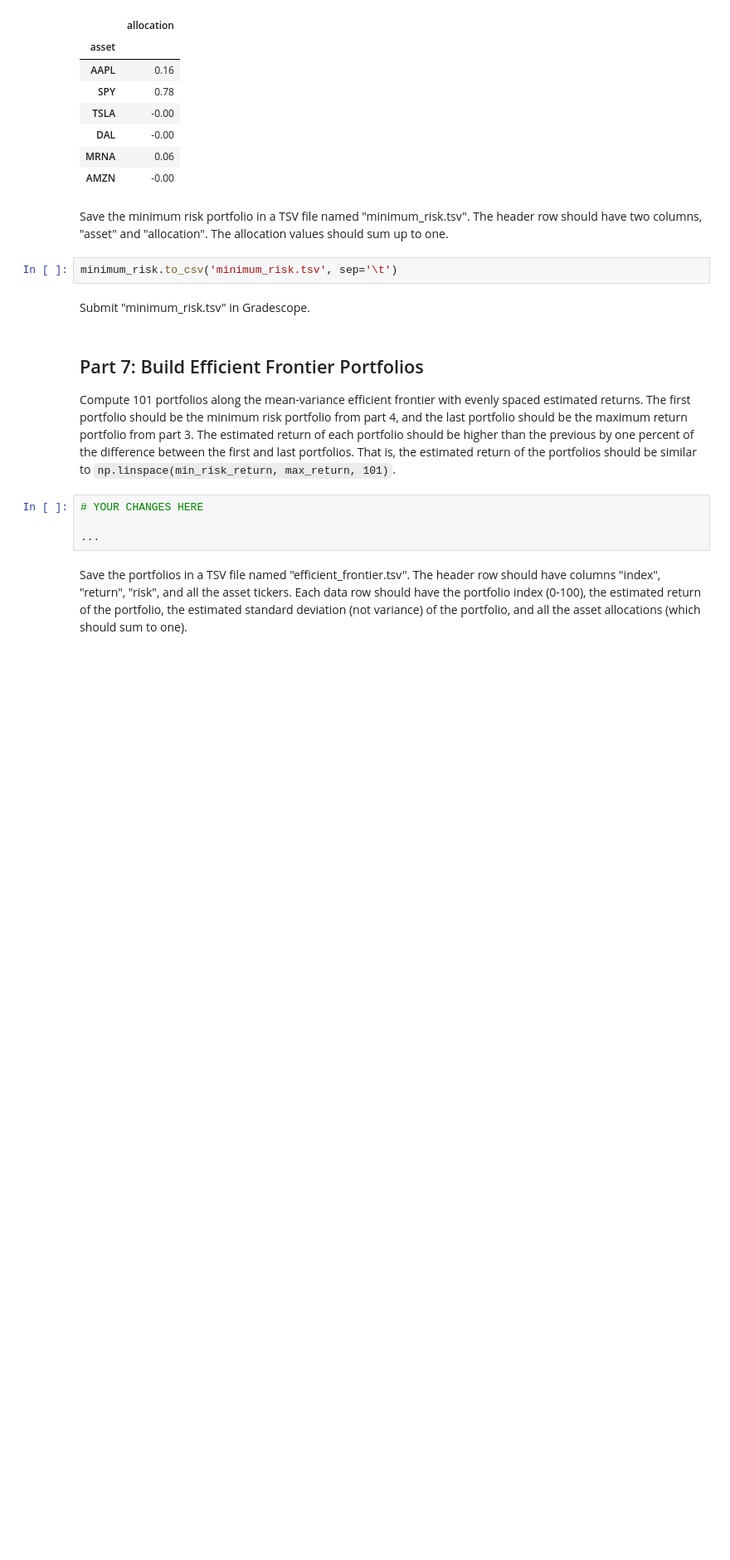
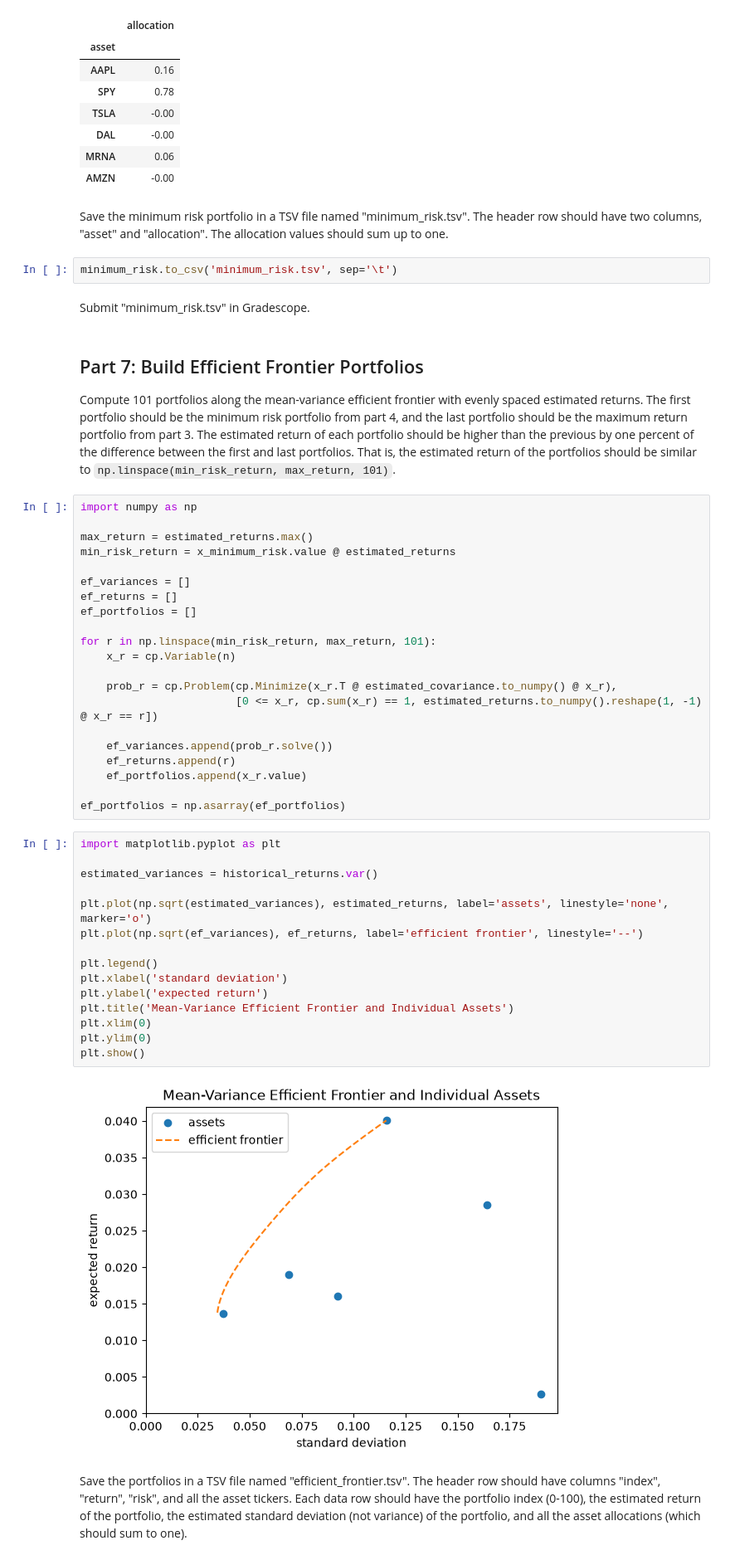
Before and after one commit to aidandig/dx704-project-01, a Jupyter notebook: dx704-project-01.ipynb, the cells around one changed output. Shown at 83% size. Saved outputs shown, nothing was run; the diff lists cells and outputs as text; blank space fills up the shorter version.

Commit message:
efficient frontier

```diff
--- a/dx704-project-01.ipynb
+++ b/dx704-project-01.ipynb
@@ -246,10 +246,44 @@ Compute 101 portfolios along the mean-variance efficient frontier with evenly sp
 The first portfolio should be the minimum risk portfolio from part 4, and the last portfolio should be the maximum return portfolio from part 3.
 The estimated return of each portfolio should be higher than the previous by one percent of the difference between the first and last portfolios.
 That is, the estimated return of the portfolios should be similar to `np.linspace(min_risk_return, max_return, 101)`.
-# %%
-# YOUR CHANGES HERE
-
-...
+# %%
+import numpy as np
+
+max_return = estimated_returns.max()
+min_risk_return = x_minimum_risk.value @ estimated_returns
+
+ef_variances = []
+ef_returns = []
+ef_portfolios = []
+
+for r in np.linspace(min_risk_return, max_return, 101):
+    x_r = cp.Variable(n)
+
+    prob_r = cp.Problem(cp.Minimize(x_r.T @ estimated_covariance.to_numpy() @ x_r),
+                        [0 <= x_r, cp.sum(x_r) == 1, estimated_returns.to_numpy().reshape(1, -1) @ x_r == r])
+
+    ef_variances.append(prob_r.solve())
+    ef_returns.append(r)
+    ef_portfolios.append(x_r.value)
+
+ef_portfolios = np.asarray(ef_portfolios)
+# %%
+import matplotlib.pyplot as plt
+
+estimated_variances = historical_returns.var()
+
+plt.plot(np.sqrt(estimated_variances), estimated_returns, label='assets', linestyle='none', marker='o')
+plt.plot(np.sqrt(ef_variances), ef_returns, label='efficient frontier', linestyle='--')
+
+plt.legend()
+plt.xlabel('standard deviation')
+plt.ylabel('expected return')
+plt.title('Mean-Variance Efficient Frontier and Individual Assets')
+plt.xlim(0)
+plt.ylim(0)
+plt.show()
+# %% [output]
+[figure, added]
 # %% [markdown]
 Save the portfolios in a TSV file named "efficient_frontier.tsv".
 The header row should have columns "index", "return", "risk", and all the asset tickers.
```
Also changed, not shown: parts of 3 cells of this notebook, 1 other file.
